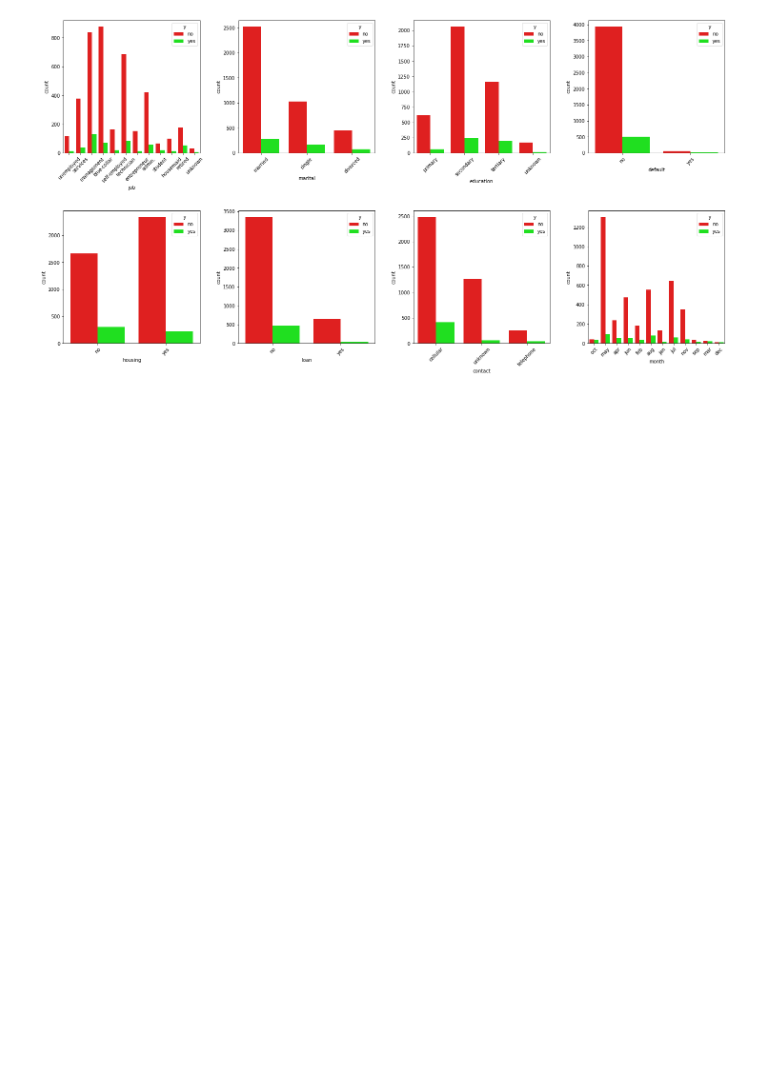
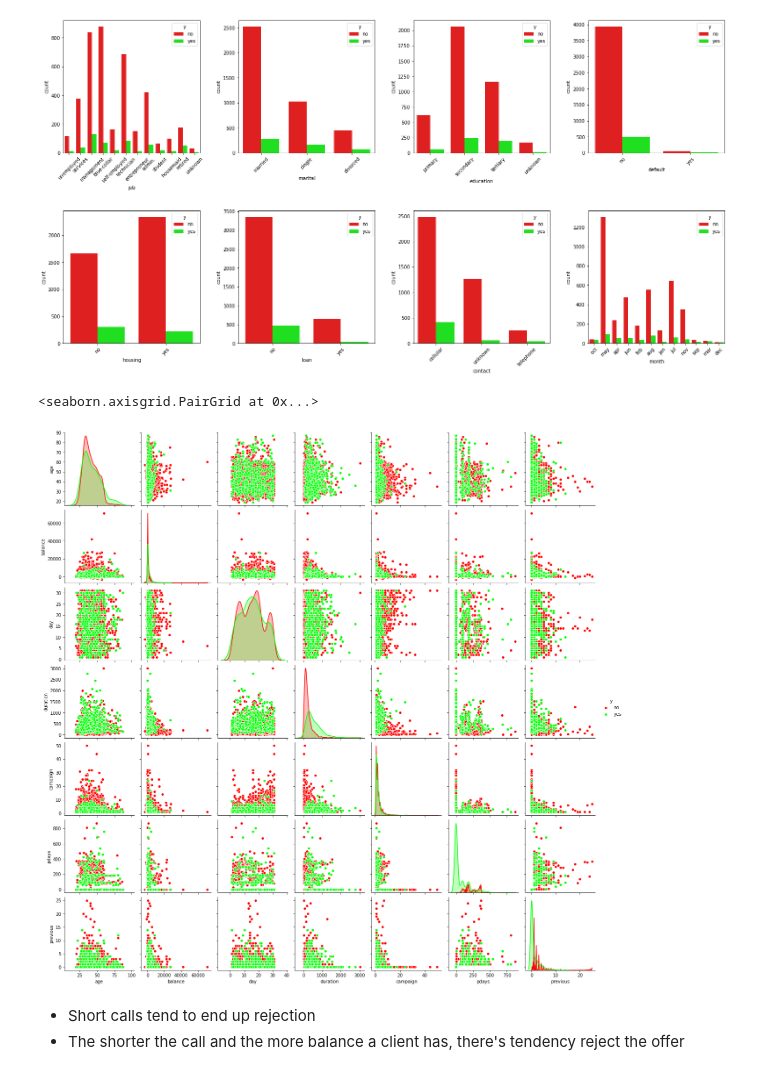
Before and after one commit to laaksonel/machine-learning, a Jupyter notebook: bank_marketing_decision_trees.ipynb, the cells around one changed output. Saved outputs shown, nothing was run; the diff lists cells and outputs as text; code cells hidden in the pictures; blank space fills up the shorter version.

```diff
--- a/bank_marketing_decision_trees.ipynb
+++ b/bank_marketing_decision_trees.ipynb
@@ -173,3 +198,11 @@ for ax, c in zip(axes.ravel(), categoricals):
   plot_label_count(ax, df, c)
 # %% [output]
 [figure]
+# %%
+sns.pairplot(df, hue='y', palette=['#FF0000',"#00FF00"])
+# %% [output]
+<seaborn.axisgrid.PairGrid at 0x...>
+[figure, added]
+# %% [markdown]
+- Short calls tend to end up rejection
+- The shorter the call and the more balance a client has, there's tendency reject the offer
```
Also changed, not shown: parts of 10 cells of this notebook.
